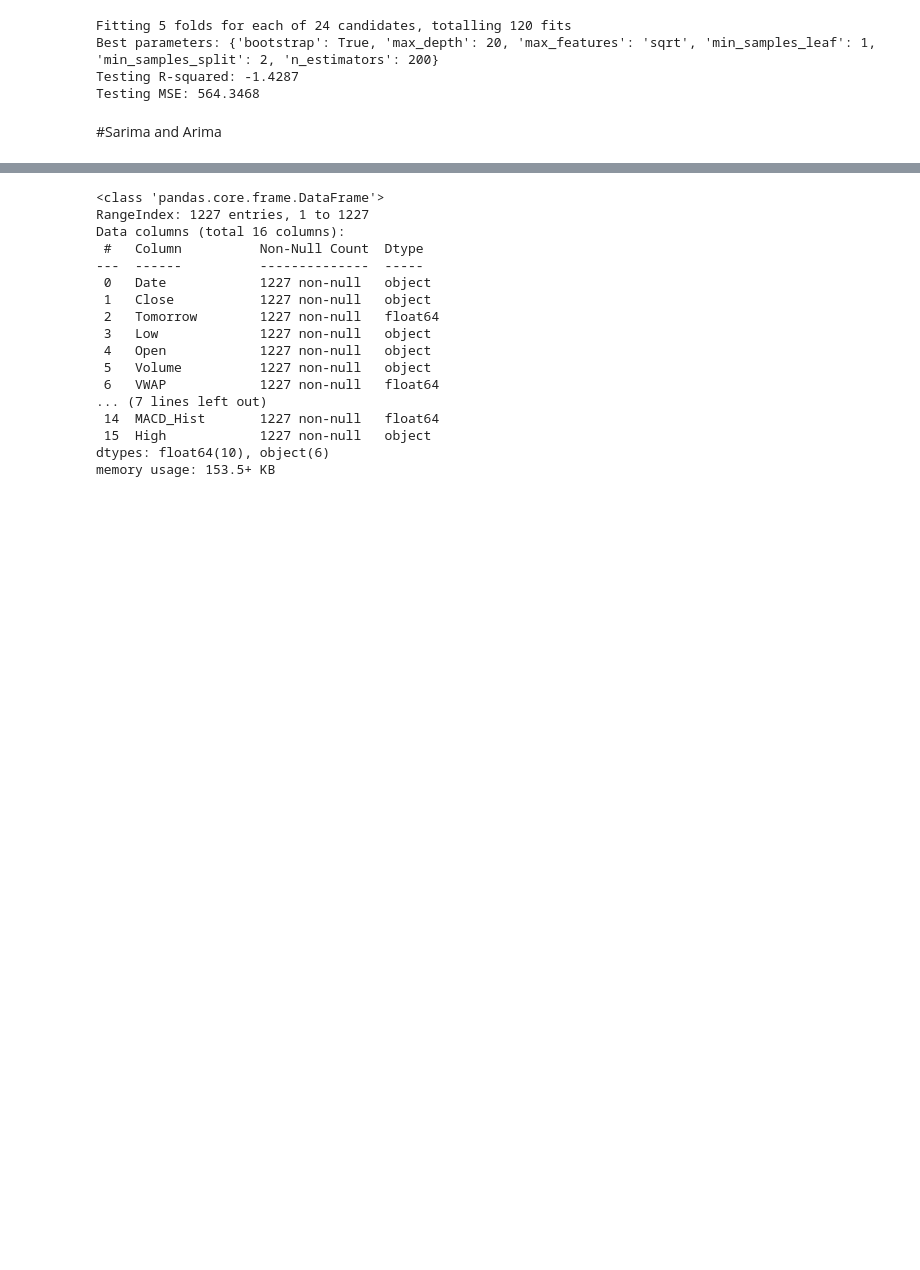
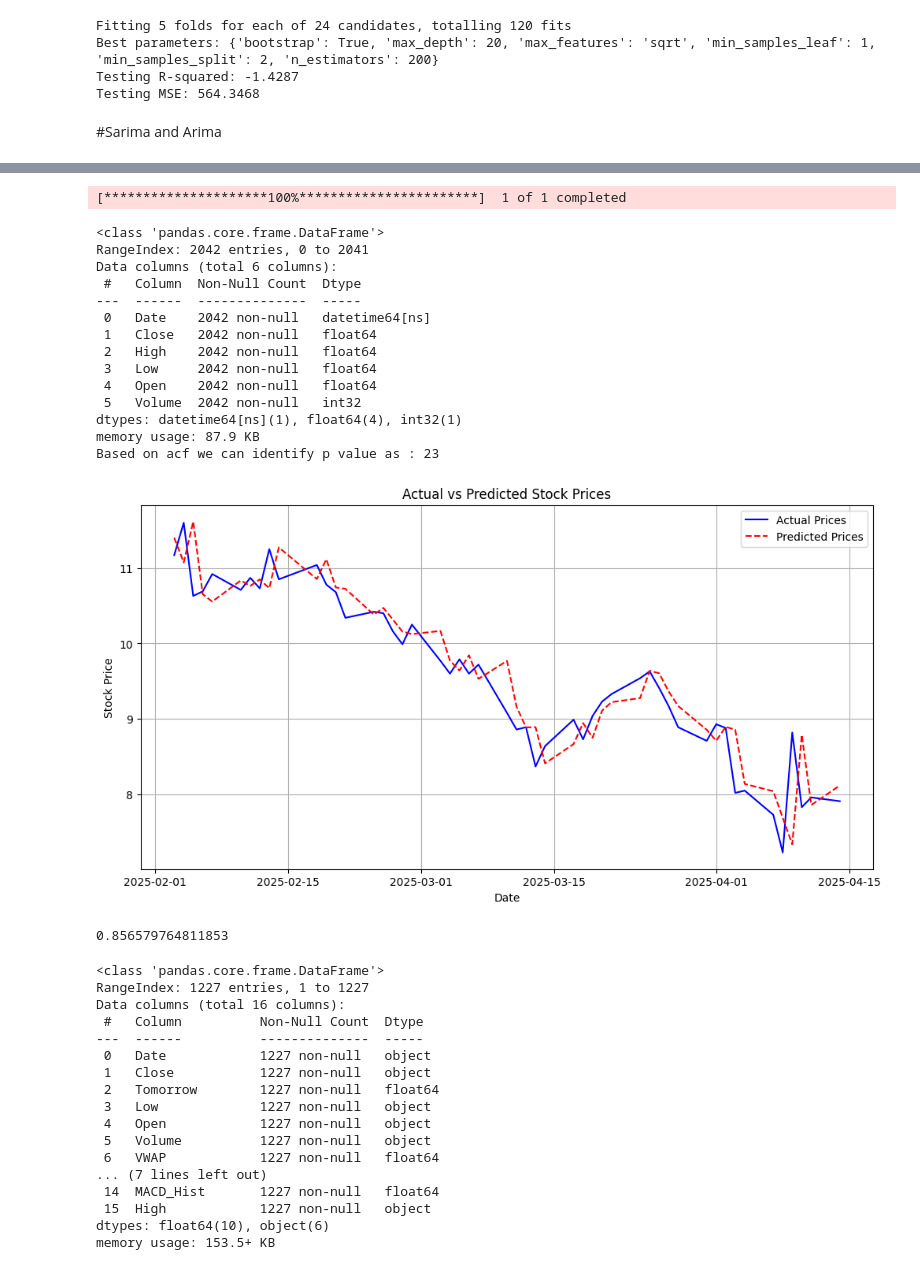
Before and after one commit to Kanchan786786/Capstone_project-, a Jupyter notebook: MSFT_Stock_Prediction (1).ipynb, the cells around one changed output, grey strips where cells are left out. Saved outputs shown, nothing was run; the diff lists cells and outputs as text; code cells hidden in the pictures; blank space fills up the shorter version.

```diff
--- a/MSFT_Stock_Prediction (1).ipynb
+++ b/MSFT_Stock_Prediction (1).ipynb
@@ -600,3 +736,81 @@ df_arima.head()
+# %%
+# Acquire data from yfinance
+
+symbol = 'SNAP'
+
+df = yf.download(symbol, period="max", interval="1d")
+df.to_csv("GOOG.csv")
+
+GOOG = pd.read_csv("GOOG.csv")
+GOOG = GOOG[2:]
+GOOG = GOOG.reset_index()
+GOOG = GOOG.drop(columns=["index"])
+GOOG = GOOG.rename(columns={"Price":"Date"})
+columns_to_convert = ["Close", "High", "Low", "Open"]
+GOOG[columns_to_convert] = GOOG[columns_to_convert].astype(float)
+GOOG['Date'] = pd.to_datetime(GOOG['Date'])
+GOOG['Volume'] = GOOG['Volume'].astype(int)
+GOOG.head()
+GOOG.info()
+df = GOOG[(GOOG['Date'] >= datetime.datetime(2020, 1, 1)) & (GOOG['Date'] <= datetime.datetime(2025, 1, 31))].reset_index(drop=True)
+# df = GOOG[GOOG['Date'] >= datetime.datetime(2020, 1, 1)].reset_index(drop=True)
+
+prices = df[['Close','Date']]
+prices = prices.set_index('Date')
+
+actual = GOOG[GOOG['Date']> datetime.datetime(2025, 1, 31)].reset_index(drop=True)
+from statsmodels.tsa.stattools import acf, pacf
+
+#identifying p
+x_acf = acf(prices['Close'], nlags = 40)
+filtered_values = x_acf[x_acf > 0.95]
+print("Based on acf we can identify p value as :",len(filtered_values))
+x_pacf = pacf(prices)
+x_pacf
+
+#maybe 2
+modelpredictions = []
+training_data = list(prices['Close'])
+from statsmodels.tsa.arima.model import ARIMA
+
+for i in range(len(actual)):
+  model = ARIMA(training_data, order=(len(filtered_values),1,1))
+  model_fit = model.fit()
+  forecast = model_fit.forecast()
+  yhat = list(forecast)[0]
+  modelpredictions.append(yhat)
+  actual_test = list(actual['Close'])[i]
+  training_data.append(actual_test)
+plt.figure(figsize=(12, 6))
+plt.grid(True)
+plt.plot(actual['Date'], actual['Close'], label="Actual Prices", color='blue')
+plt.plot(actual['Date'], modelpredictions, label="Predicted Prices", color='red', linestyle='dashed')
+plt.xlabel("Date")
+plt.ylabel("Stock Price")
+plt.title("Actual vs Predicted Stock Prices")
+plt.legend()
+plt.show()
+from sklearn.metrics import r2_score, mean_squared_error
+
+r2_score(actual['Close'], modelpredictions)
+# %% [output]
+[*********************100%***********************]  1 of 1 completed
+<class 'pandas.core.frame.DataFrame'>
+RangeIndex: 2042 entries, 0 to 2041
+Data columns (total 6 columns):
+ #   Column  Non-Null Count  Dtype
+---  ------  --------------  -----
+ 0   Date    2042 non-null   datetime64[ns]
+ 1   Close   2042 non-null   float64
+ 2   High    2042 non-null   float64
+ 3   Low     2042 non-null   float64
+ 4   Open    2042 non-null   float64
+ 5   Volume  2042 non-null   int32
+dtypes: datetime64[ns](1), float64(4), int32(1)
+memory usage: 87.9 KB
+Based on acf we can identify p value as : 23
+[figure, added]
+0.856579764811853
 # %%
 df_info = df_arima.info()
 df_head = df_arima.head()
```
Also changed, not shown: parts of 28 cells of this notebook, 1 other file.
